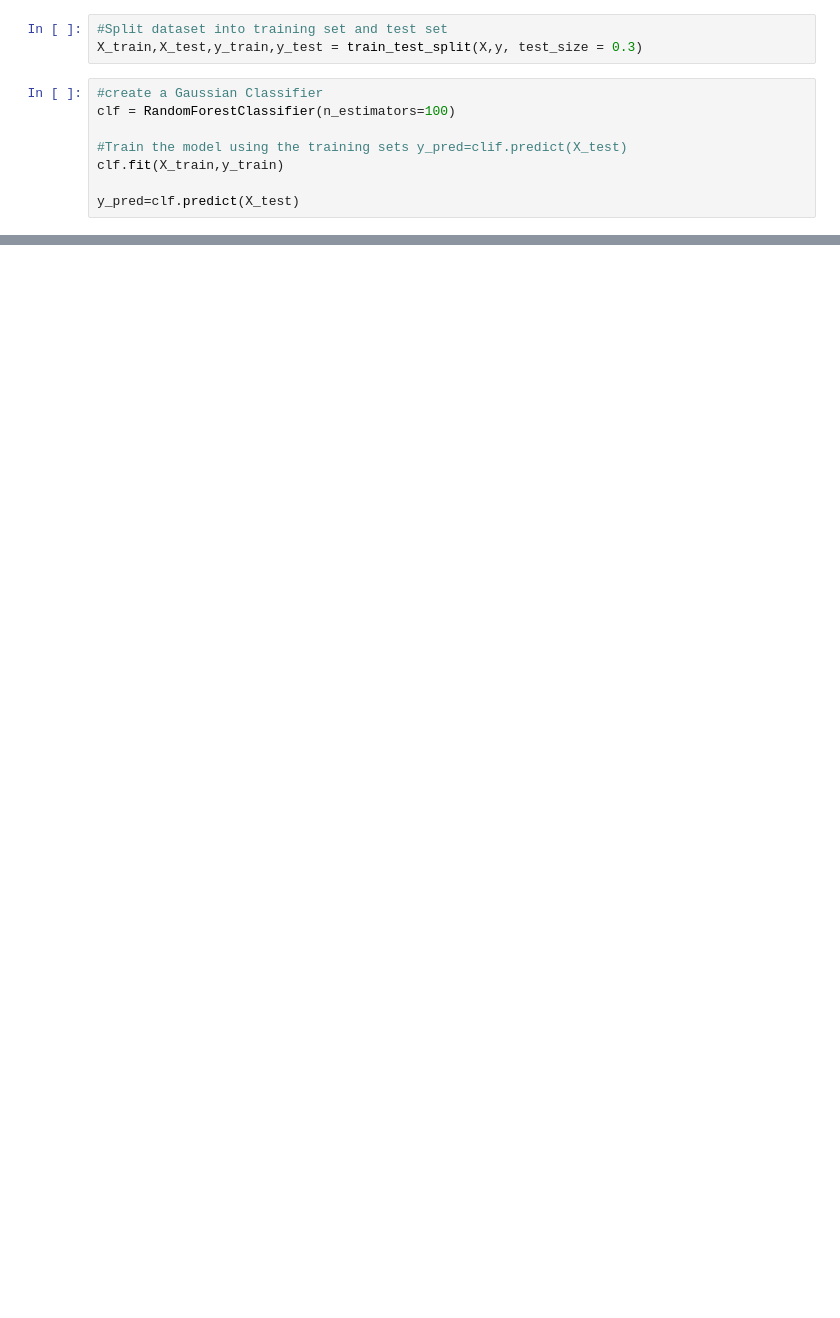
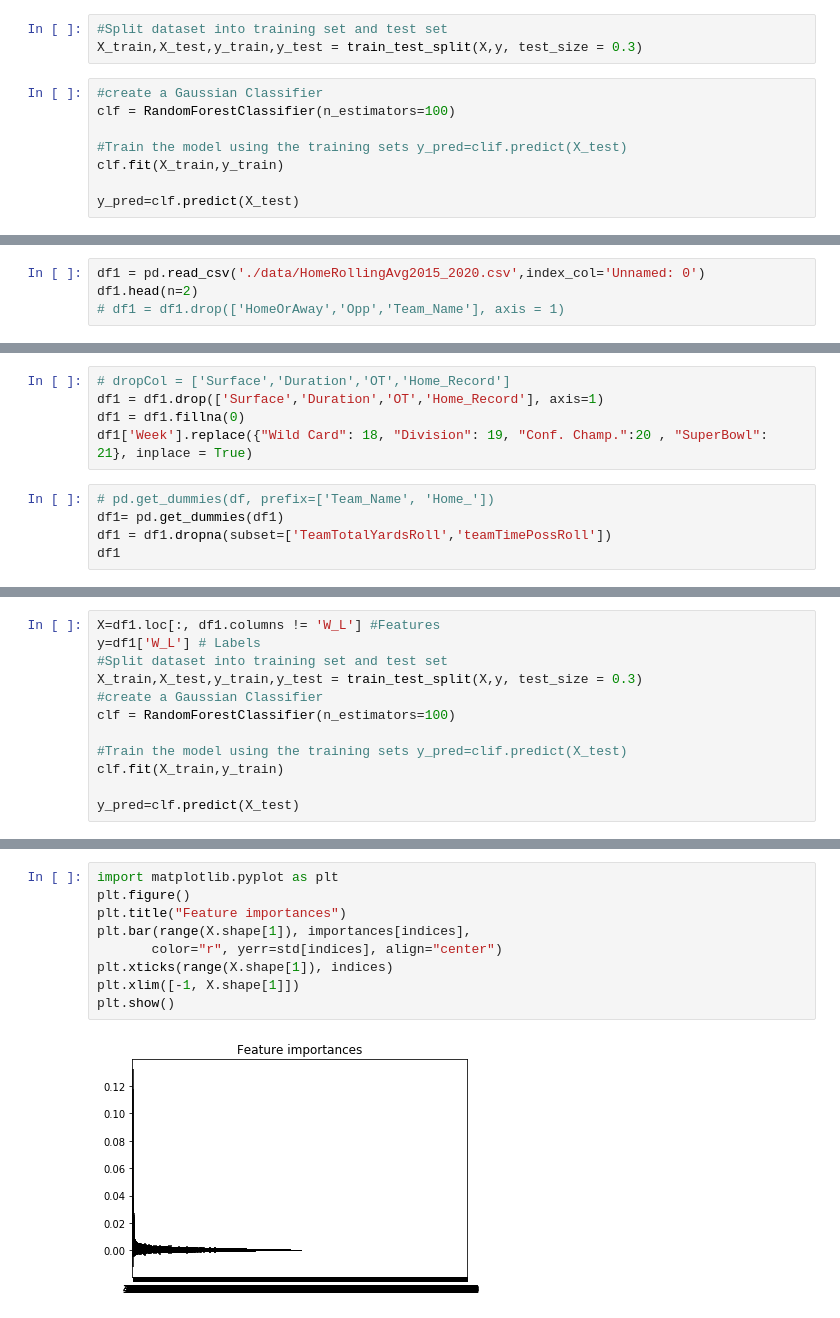
Before and after one commit to jmurray305/Swami, a Jupyter notebook: Models.ipynb, the cells around one changed output, grey strips where cells are left out. Drawn from its saved outputs; the diff is of its cells as text; blank space fills up the shorter version.

```diff
--- a/Models.ipynb
+++ b/Models.ipynb
@@ -119,0 +107,4 @@ df.loc[:, df.columns != 'HomeWin']
+# %%
+df1 = pd.read_csv('./data/HomeRollingAvg2015_2020.csv',index_col='Unnamed: 0')
+df1.head(n=2)
+# df1 = df1.drop(['HomeOrAway','Opp','Team_Name'], axis = 1)
@@ -119,0 +115,10 @@ df.loc[:, df.columns != 'HomeWin']
+# %%
+# dropCol = ['Surface','Duration','OT','Home_Record']
+df1 = df1.drop(['Surface','Duration','OT','Home_Record'], axis=1)
+df1 = df1.fillna(0)
+df1['Week'].replace({"Wild Card": 18, "Division": 19, "Conf. Champ.":20 , "SuperBowl": 21}, inplace = True)
+# %%
+# pd.get_dummies(df, prefix=['Team_Name', 'Home_'])
+df1= pd.get_dummies(df1)
+df1 = df1.dropna(subset=['TeamTotalYardsRoll','teamTimePossRoll'])
+df1
@@ -119,0 +143,12 @@ df.loc[:, df.columns != 'HomeWin']
+# %%
+X=df1.loc[:, df1.columns != 'W_L'] #Features
+y=df1['W_L'] # Labels
+#Split dataset into training set and test set
+X_train,X_test,y_train,y_test = train_test_split(X,y, test_size = 0.3)
+#create a Gaussian Classifier
+clf = RandomForestClassifier(n_estimators=100)
+
+#Train the model using the training sets y_pred=clif.predict(X_test)
+clf.fit(X_train,y_train)
+
+y_pred=clf.predict(X_test)
@@ -119,0 +201,11 @@ df.loc[:, df.columns != 'HomeWin']
+# %%
+import matplotlib.pyplot as plt
+plt.figure()
+plt.title("Feature importances")
+plt.bar(range(X.shape[1]), importances[indices],
+       color="r", yerr=std[indices], align="center")
+plt.xticks(range(X.shape[1]), indices)
+plt.xlim([-1, X.shape[1]])
+plt.show()
+# %% [output]
+[figure, added]
```
Also changed, not shown: parts of 22 cells of this notebook, 1 other file.
